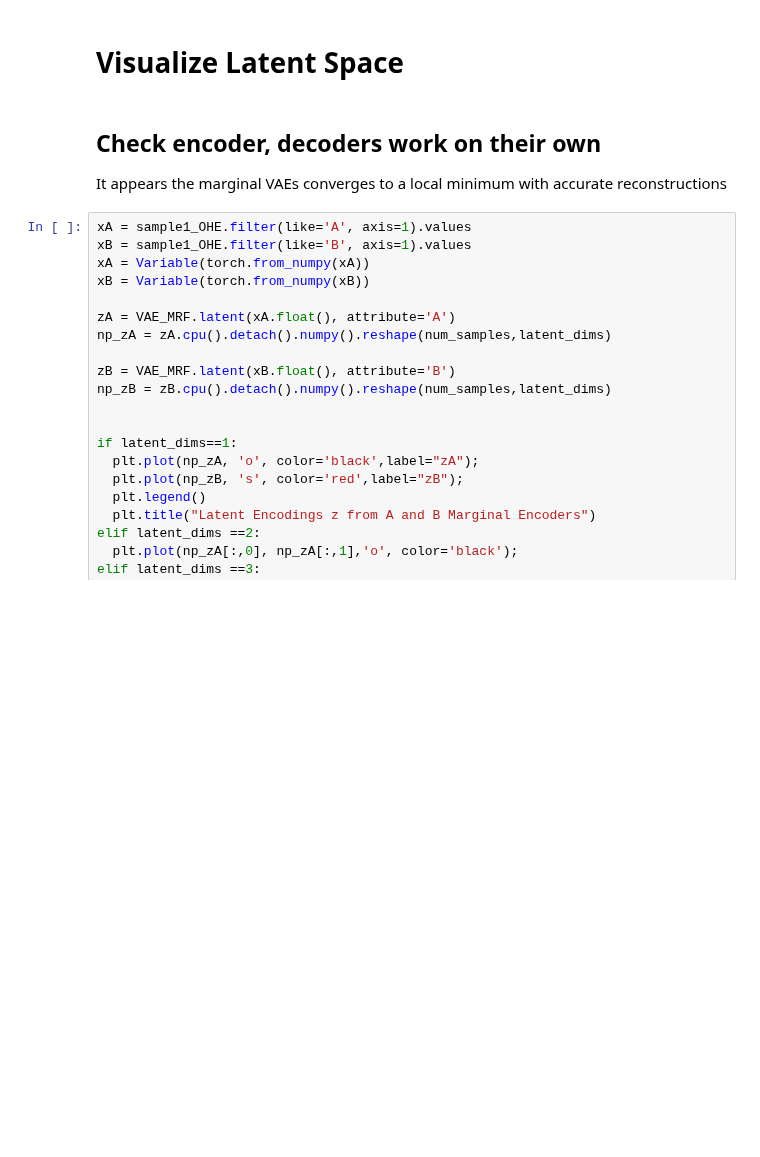
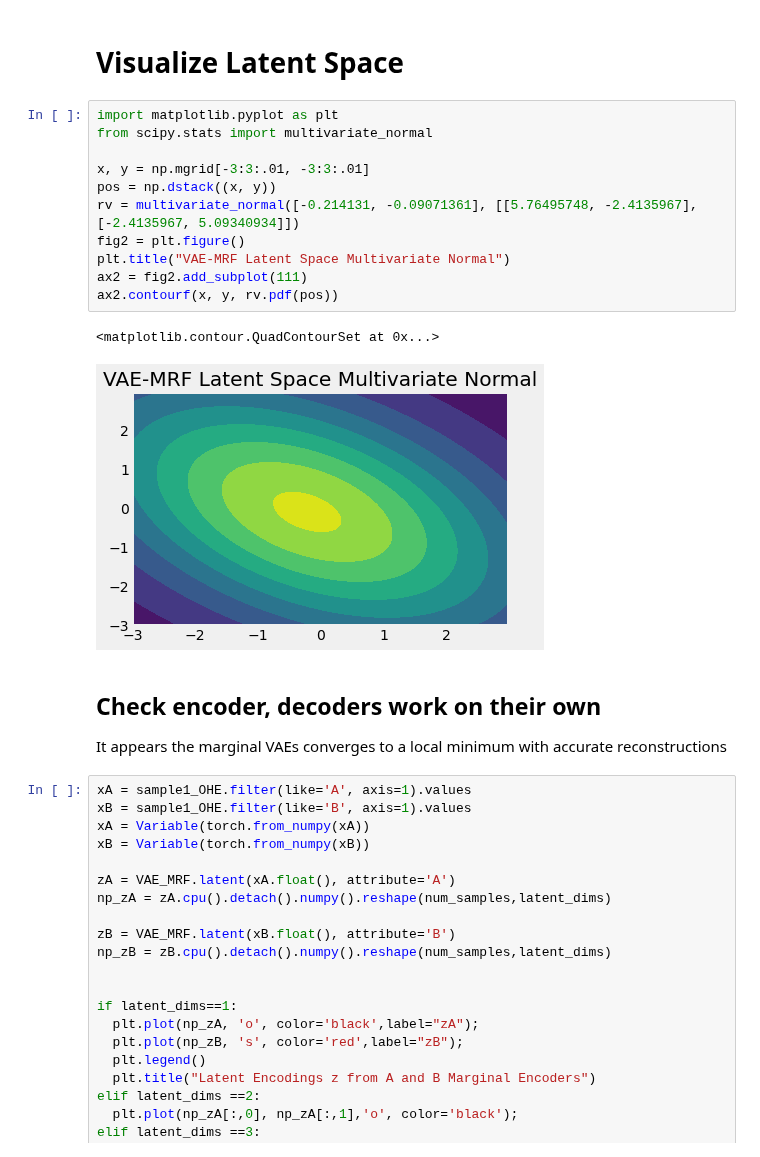
Before and after one commit to Kwanikaze/vpandas, a Jupyter notebook: MRF_VAE_binary_vars.ipynb, the cells around one changed output. Saved outputs shown, nothing was run; the diff lists cells and outputs as text; blank space fills up the shorter version.

```diff
--- a/MRF_VAE_binary_vars.ipynb
+++ b/MRF_VAE_binary_vars.ipynb
@@ -921,5 +752,19 @@ Print prediction results for A only:
 # %% [markdown]
 # Visualize Latent Space
+# %%
+import matplotlib.pyplot as plt
+from scipy.stats import multivariate_normal
+
+x, y = np.mgrid[-3:3:.01, -3:3:.01]
+pos = np.dstack((x, y))
+rv = multivariate_normal([-0.214131, -0.09071361], [[5.76495748, -2.4135967], [-2.4135967, 5.09340934]])
+fig2 = plt.figure()
+plt.title("VAE-MRF Latent Space Multivariate Normal")
+ax2 = fig2.add_subplot(111)
+ax2.contourf(x, y, rv.pdf(pos))
+# %% [output]
+<matplotlib.contour.QuadContourSet at 0x...>
+[figure, added]
 # %% [markdown]
 ## Check encoder, decoders work on their own
 It appears the marginal VAEs converges to a local minimum with accurate reconstructions
```
Also changed, not shown: parts of 23 cells of this notebook.
